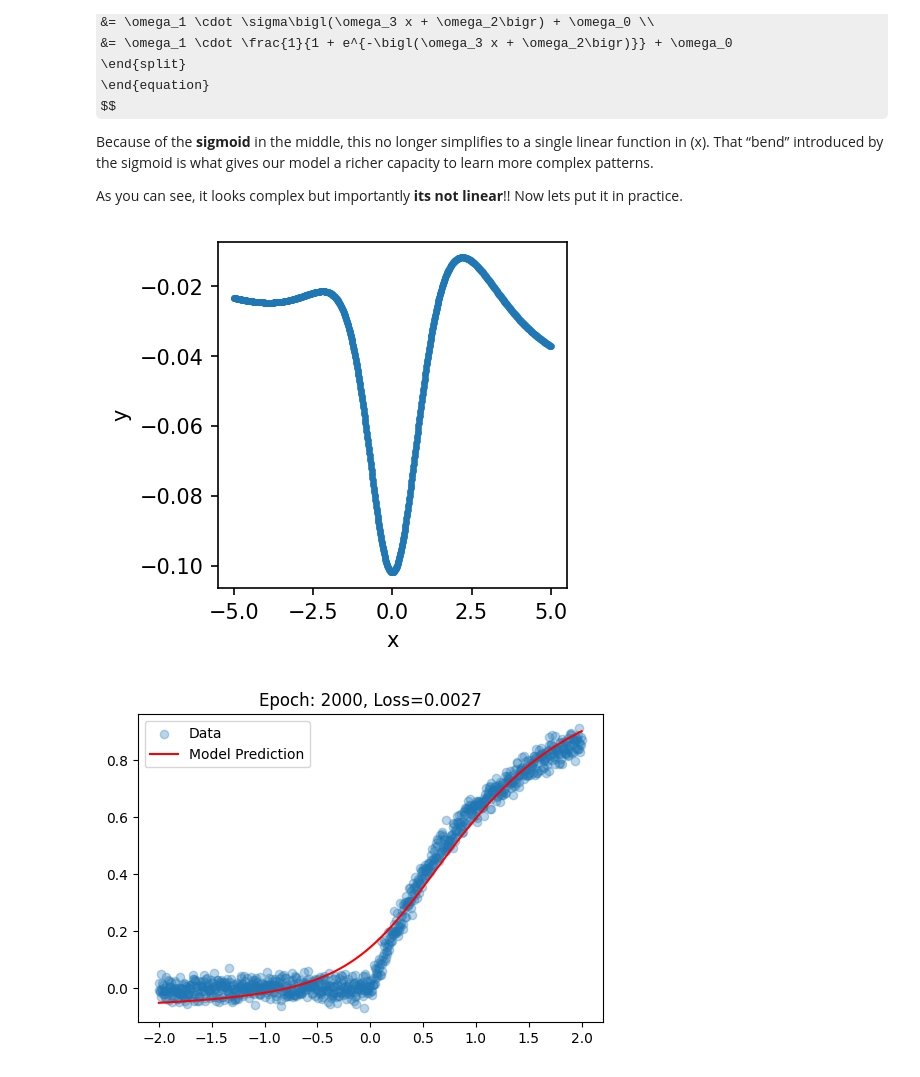
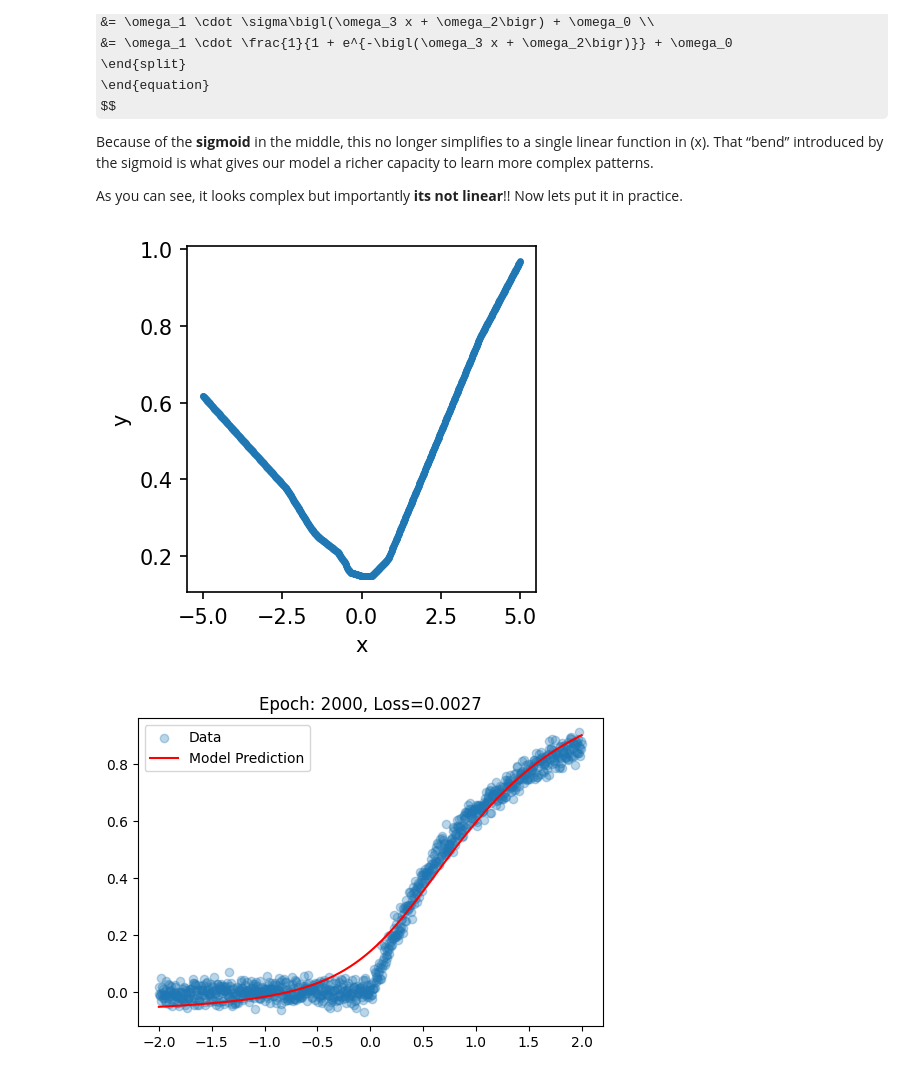
Before and after one commit to geraltofrivia/dl-workinggroup, a Jupyter notebook: notebooks/5.0 Composition [COMPLETE].ipynb, the cells around one changed output. Saved outputs shown, nothing was run; the diff lists cells and outputs as text; code cells hidden in the pictures; some formulas as TeX source.

```diff
--- a/notebooks/5.0 Composition [COMPLETE].ipynb
+++ b/notebooks/5.0 Composition [COMPLETE].ipynb
@@ -338,24 +338,24 @@ As you can see, it looks complex but importantly **its not linear**!! Now lets p
 # %%
 # With a sigmoid activation
 
 class ActLinReg(torch.nn.Module):
 
     def __init__(self, act_fn: Callable=torch.sigmoid):
         super().__init__()
         self.input_layer = torch.nn.Linear(1, 10)
         self.hidden_layer = torch.nn.Linear(10, 10)
         self.output_layer = torch.nn.Linear(10, 1)
         self.act_fn = act_fn
 
     def forward(self, x):
         x = self.act_fn(self.input_layer(x))
         x = self.act_fn(self.hidden_layer(x))
         return self.output_layer(x)
 
 # Visualize a couple times with ReLU and Sigmoid
-visualize_dataset(X, ActLinReg(torch.tanh)(X), '')
+visualize_dataset(X, ActLinReg(torch.relu)(X), '')
 # %% [output]
-[figure, old version]
+[figure, new version]
 # %%
 train(ActLinReg(), X_pcf, Y_pcf, learning_rate=0.5, viz_every=100, epochs=2000, early_stopping_threshold=0.0005)
 # %% [output]
```
Also changed, not shown: parts of 11 cells of this notebook, 2 other files.
